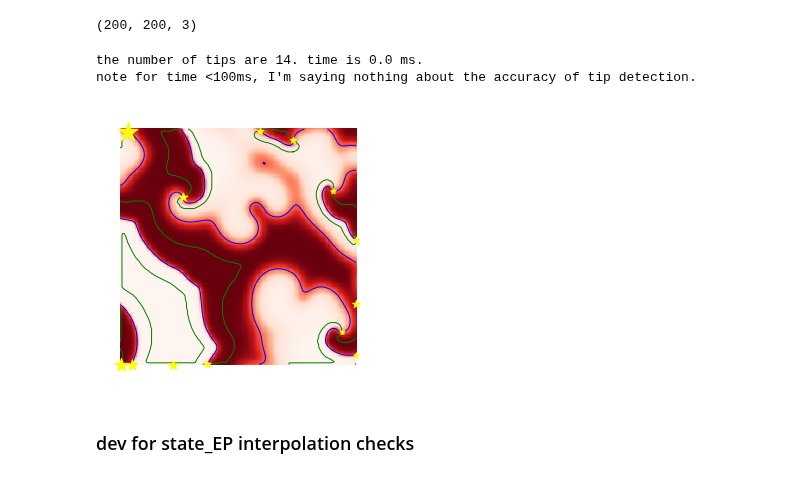
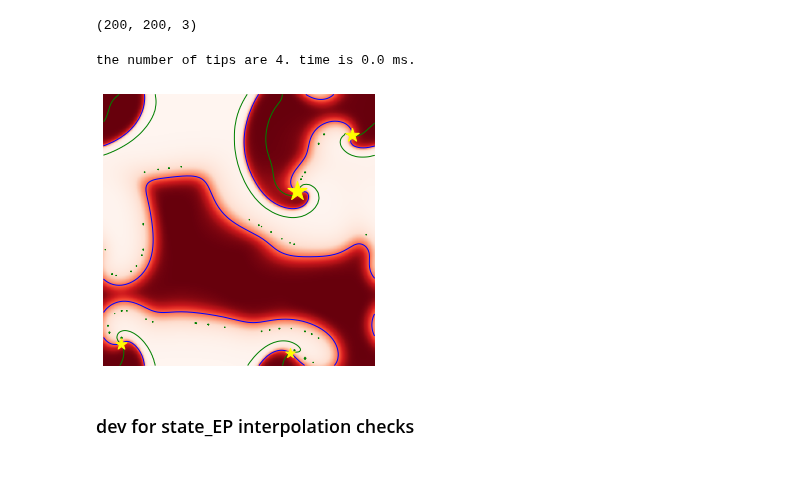
Before and after one commit to timtyree/care, a Jupyter notebook: notebooks/Generating Buffers When Odd Tips Occur.ipynb, the cells around one changed output. Saved outputs shown, nothing was run; the diff lists cells and outputs as text; code cells hidden in the pictures.

```diff
--- a/notebooks/Generating Buffers When Odd Tips Occur.ipynb
+++ b/notebooks/Generating Buffers When Odd Tips Occur.ipynb
@@ -167,20 +170,33 @@ get_time_step(txt, dtexture_dt)
 
 #calculate contours and tips after enforcing pbcs
 img_nxt = txt[..., 0]#padded_txt#
-img_inc = ifilter(dtexture_dt[..., 0])# ifilter(dpadded_txt_dt) #  #mask of instantaneously increasing voltages
-img_inc = filters.gaussian(img_inc,sigma=sigma, mode='wrap')
+img_inc = dtexture_dt[..., 0]# ifilter(dpadded_txt_dt) #  #mask of instantaneously increasing voltages
+# img_inc = filters.gaussian(img_inc,sigma=sigma, mode='wrap')
 img_nxt_unpadded = img_nxt.copy()
 img_inc_unpadded = img_inc.copy()
-
 img_nxt, img_inc = matrices_to_padded_matrices(img_nxt_unpadded, img_inc_unpadded,pad=pad)
 txt_padded, dtexture_dt_padded = matrices_to_padded_matrices(txt, dtexture_dt,pad=pad)
-
 contours_raw = measure.find_contours(img_nxt, level=V_threshold,fully_connected='low',positive_orientation='low')
-contours_inc = measure.find_contours(img_inc, level=threshold)
+contours_inc = measure.find_contours(img_inc, level=0.)
 tips  = get_tips(contours_raw, contours_inc)
 tips_mapped = map_pbc_tips_back(tips=tips, pad=pad, width=width, height=height,
                   edge_tolerance=edge_tolerance, atol = atol)
 n_old = count_tips(tips_mapped[2])
+
+# #calculate contours and tips after enforcing pbcs
+# img_nxt = txt[..., 0]#padded_txt#
+# img_inc = ifilter(dtexture_dt[..., 0])# ifilter(dpadded_txt_dt) #  #mask of instantaneously increasing voltages
+# img_inc = filters.gaussian(img_inc,sigma=sigma, mode='wrap')
+# img_nxt_unpadded = img_nxt.copy()
+# img_inc_unpadded = img_inc.copy()
+# img_nxt, img_inc = matrices_to_padded_matrices(img_nxt_unpadded, img_inc_unpadded,pad=pad)
+# txt_padded, dtexture_dt_padded = matrices_to_padded_matrices(txt, dtexture_dt,pad=pad)
+# contours_raw = measure.find_contours(img_nxt, level=V_threshold,fully_connected='low',positive_orientation='low')
+# contours_inc = measure.find_contours(img_inc, level=threshold)
+# tips  = get_tips(contours_raw, contours_inc)
+# tips_mapped = map_pbc_tips_back(tips=tips, pad=pad, width=width, height=height,
+#                   edge_tolerance=edge_tolerance, atol = atol)
+# n_old = count_tips(tips_mapped[2])
 
 #extract local EP field values for each tip
 states_EP = get_states(tips_mapped, txt, pad, nanstate, xcoord_mesh, ycoord_mesh, channel_no = channel_no)
@@ -192,38 +208,38 @@ color_values = None
 # chnl = 2
 # # typs = 'nearest'
 # # typs = 'linearly interpolated'
 # typs = 'cubic-spline interpolated'
 # state_value = np.array(states_interpolated_linear)[:,chnl]
 # color_values = state_value
 # print(f'plotting channel {chnl} \nof the {typs} states.')
 
 # #bluf
 # print('max value of change for each channel is {:.4f} , {:.4f}, {:.4f}.'.format(*tuple(np.max(txt,axis=(0,1)))))
 # print('max rate of change for each channel is {:.4f} , {:.4f}, {:.4f}.'.format(*tuple(np.max(dtexture_dt,axis=(0,1)))))
 
 # print(f"\n number of type 1 contour = {len(contours_raw)},\n number of type 2 contour = {len(contours_inc)},")
 print(f"the number of tips are {n_old}. time is {tme:.1f} ms.")
-print(f"note for time <100ms, I'm saying nothing about the accuracy of tip detection.")
+# print(f"note that for times <100ms, I'm saying nothing about the accuracy of tip detection.")
 # print(f"""the topological tip state:{tips[0]}""")
 # print(f"""x position of tips: {tips[1]}""")
 # print(f"""y position of tips: {tips[2]}""")
 
 #plot texture contours and tips. oh my!
 # img_nxt_unpadded = img_nxt[pad:-pad,pad:-pad]
 # img_inc_unpadded = img_inc[pad:-pad,pad:-pad]
 contours_raw_unpadded = measure.find_contours(img_nxt_unpadded, level=V_threshold,fully_connected='low',positive_orientation='low')
-contours_inc_unpadded = measure.find_contours(img_inc_unpadded, level=threshold)
+contours_inc_unpadded = measure.find_contours(img_inc_unpadded, level=0.)
+# contours_inc_unpadded = measure.find_contours(img_inc_unpadded, level=threshold)
 
 # #print texture information
 # describe(txt)
 
 fig = plot_buffer(img_nxt_unpadded, img_inc_unpadded, contours_raw_unpadded, contours_inc_unpadded, tips_mapped,
                   figsize=(5,5),max_marker_size=400, lw=1, color_values=color_values);
 plt.show()
 # %% [output]
-the number of tips are 14. time is 0.0 ms.
-note for time <100ms, I'm saying nothing about the accuracy of tip detection.
+the number of tips are 4. time is 0.0 ms.
-[figure, old version]
+[figure, new version]
 # %%
 # fig.savefig('origin_circle6.pdf', bbox_inches='tight',pad_inches=0)
 plt.close()
```
Also changed, not shown: parts of 5 cells of this notebook, 14 other files.
